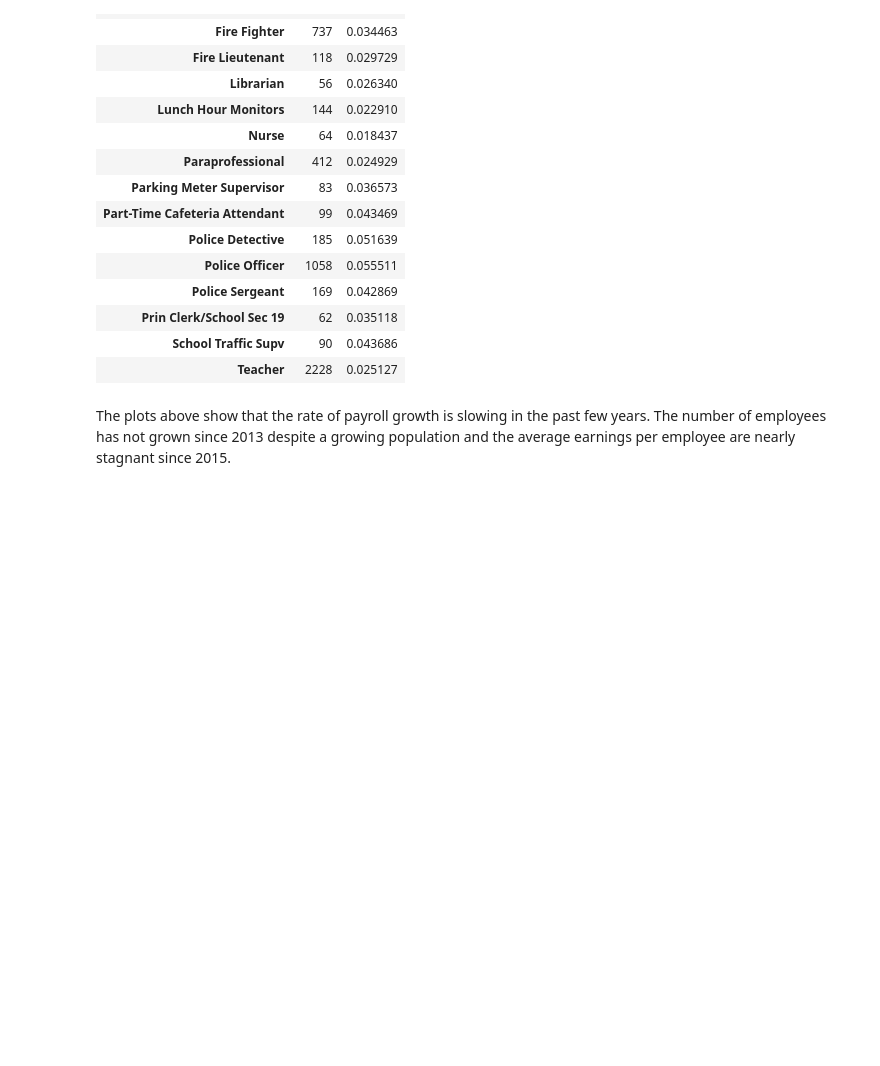
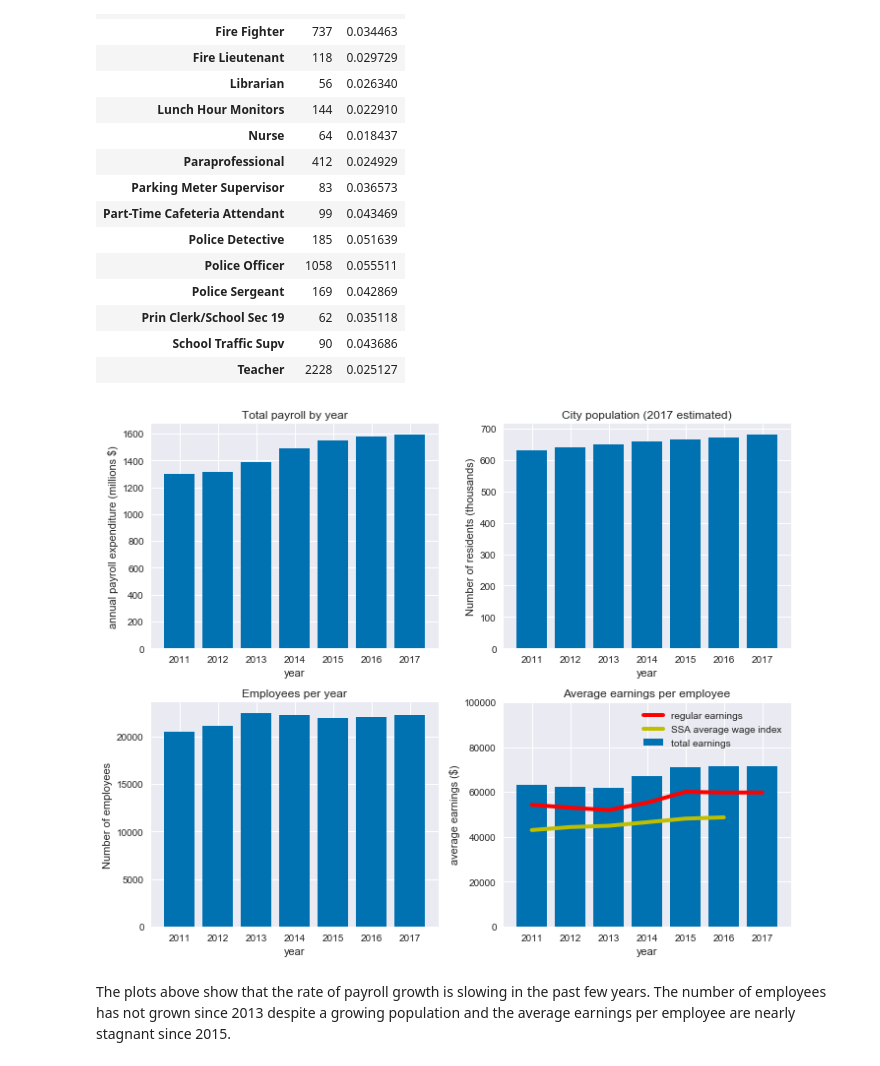
Before and after one commit to Turanga1/Springboard_DataScience, a Jupyter notebook: Capstone 1 - Boston Earnings Report/boston_earnings_analysis.ipynb, the cells around one changed output. Saved outputs shown, nothing was run; the diff lists cells and outputs as text; code cells hidden in the pictures; blank space fills up the shorter version.

```diff
--- a/Capstone 1 - Boston Earnings Report/boston_earnings_analysis.ipynb
+++ b/Capstone 1 - Boston Earnings Report/boston_earnings_analysis.ipynb
@@ -201,7 +377,8 @@ https://www.census.gov/quickfacts/fact/table/bostoncitymassachusetts/PST045216
 2017 data is extrapolated from 2011-2016 data
 """
 
-year_actual, pop_actual = np.array([2011, 2012, 2013, 2014, 2015, 2016]), np.array([630195, 641911, 651090, 659180, 665984, 673184])
+year_actual, pop_actual = np.array([2011, 2012, 2013, 2014, 2015, 2016]), \
+                        np.array([630195, 641911, 651090, 659180, 665984, 673184])
 f = interpolate.interp1d(year_actual, pop_actual, fill_value='extrapolate')
 population = np.append(pop_actual, f(2017))
 
@@ -212,33 +389,35 @@ x = total_payroll['year']
 # Total payroll by year
 ax1.bar(x, total_payroll['total']/1000000)
 ax1.set_xlabel('year')
 ax1.set_ylabel('annual payroll expenditure (millions $)')
 ax1.set_title('Total payroll by year')
 
 # City population
 ax2.bar(x, population/1000)
 ax2.set_xlabel('year')
 ax2.set_ylabel('Number of residents (thousands)')
 ax2.set_title('City population (2017 estimated)')
 
 # Employees per year
 ax3.bar(x, total_payroll['name'])
 ax3.set_xlabel('year')
 ax3.set_ylabel('Number of employees')
 ax3.set_title('Employees per year')
 
 # Average earnings per employee
 ax4.bar(x, total_payroll['epc'])
 ax4.plot(x, total_payroll['rpc'], alpha=1, color='r', linewidth=4)
 ax4.plot(x, total_payroll['awi'], color='y', linewidth=4)
 ax4.set_xlabel('year')
 ax4.set_ylabel('average earnings ($)')
 ax4.set_title('Average earnings per employee')
 ax4.legend(['regular earnings', 'SSA average wage index', 'total earnings'])
 ax4.set_ylim(0, 100000)
 
 plt.tight_layout()
 plt.show()
+# %% [output]
+[figure, added]
 # %% [markdown]
 The plots above show that the rate of payroll growth is slowing in the past few years. The number of employees has not grown since 2013 despite a growing population and the average earnings per employee are nearly stagnant since 2015.
 # %%
```
Also changed, not shown: parts of 38 cells of this notebook.
